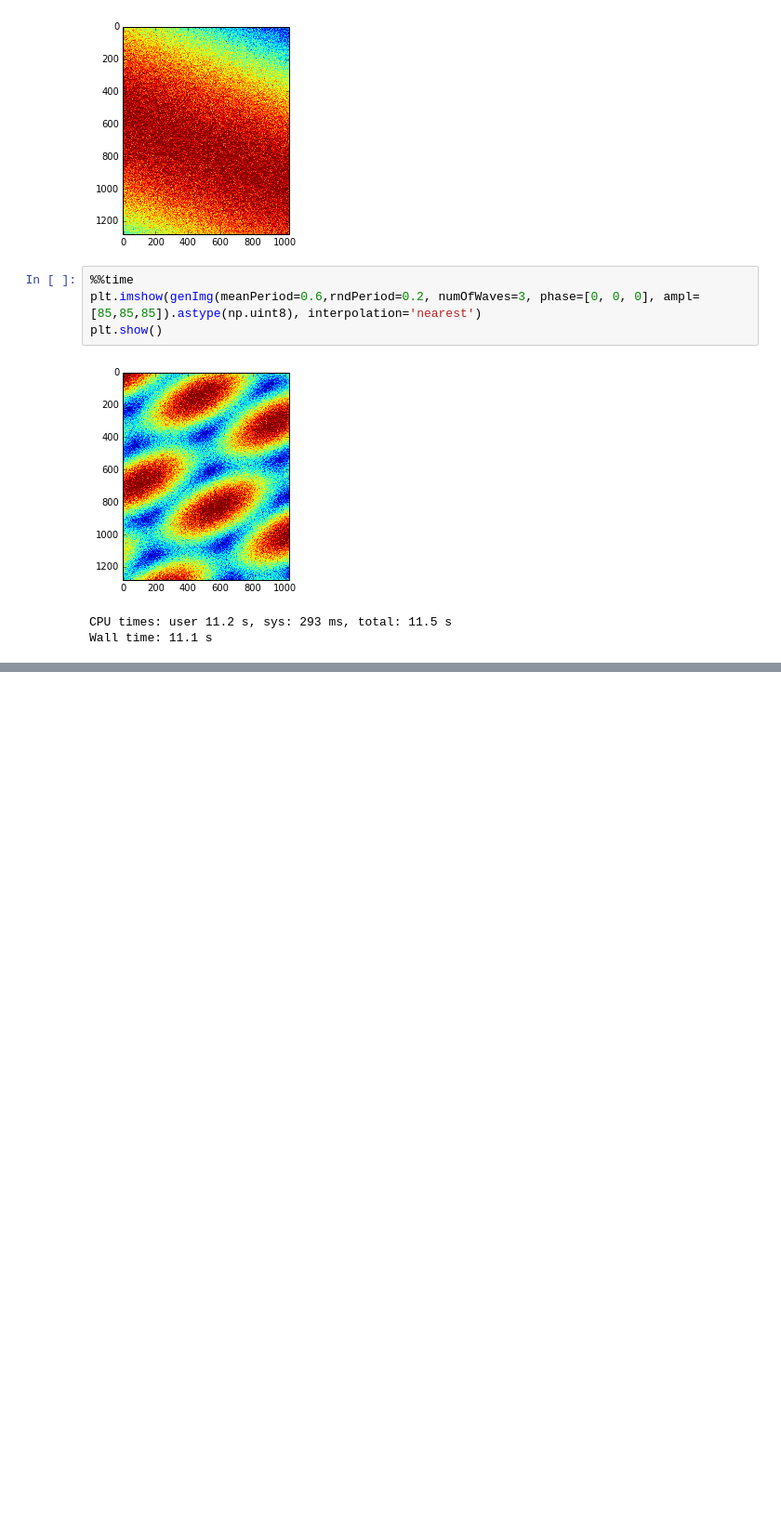
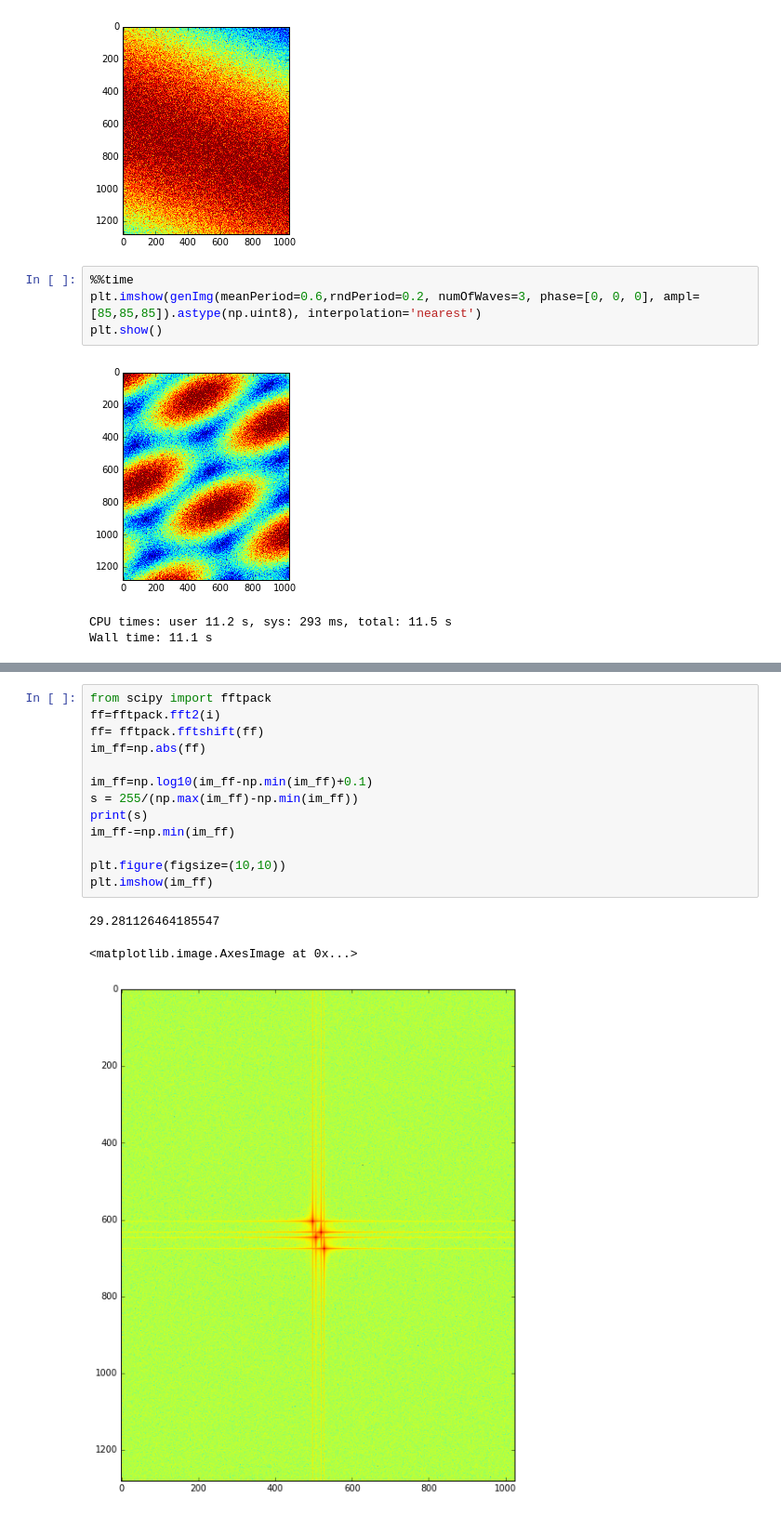
Before and after one commit to DaniloZZZ/quantTechLab, a Jupyter notebook: data/ImgGen.ipynb, the cells around one changed output, grey strips where cells are left out. Shown at 93% size. Saved outputs shown, nothing was run; the diff lists cells and outputs as text; blank space fills up the shorter version.

```diff
--- a/data/ImgGen.ipynb
+++ b/data/ImgGen.ipynb
@@ -94,0 +94,17 @@ plt.imshow(i.astype(np.int8))
+# %%
+from scipy import fftpack
+ff=fftpack.fft2(i)
+ff= fftpack.fftshift(ff)
+im_ff=np.abs(ff)
+
+im_ff=np.log10(im_ff-np.min(im_ff)+0.1)
+s = 255/(np.max(im_ff)-np.min(im_ff))
+print(s)
+im_ff-=np.min(im_ff)
+
+plt.figure(figsize=(10,10))
+plt.imshow(im_ff)
+# %% [output]
+29.281126464185547
+<matplotlib.image.AxesImage at 0x...>
+[figure, added]
```
Also changed, not shown: parts of 2 cells of this notebook.
